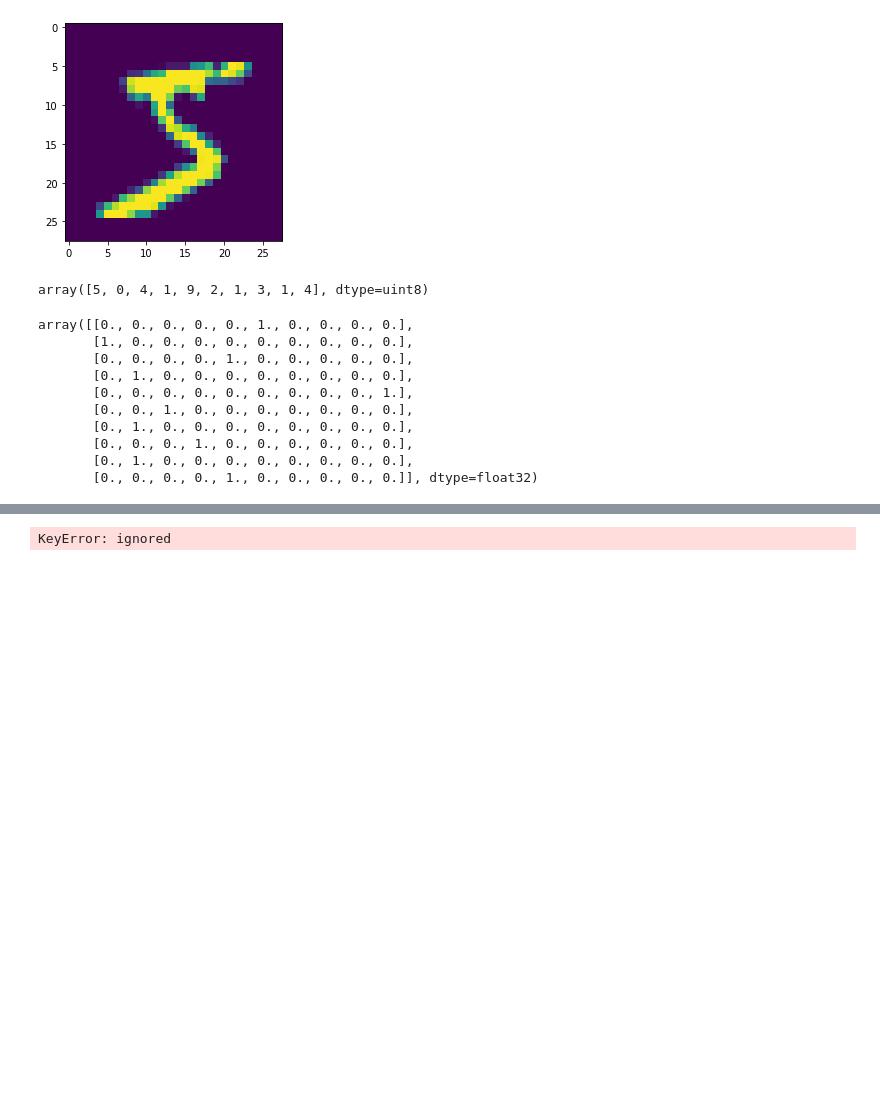
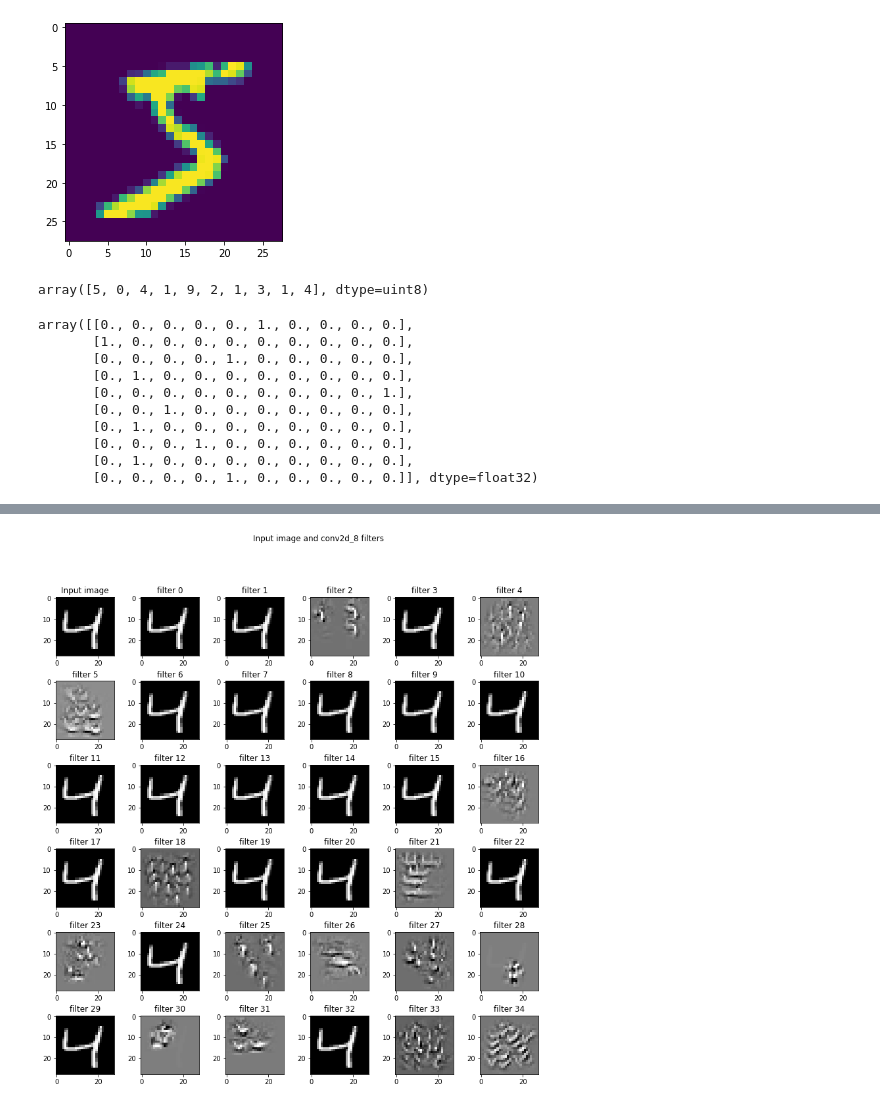
Before and after one commit to supritat/EIP4, a Jupyter notebook: session_1/1st_DNN.ipynb, the cells around one changed output, grey strips where cells are left out. Drawn from its saved outputs; the diff is of its cells as text; code cells hidden in the pictures; blank space fills up the shorter version.

```diff
--- a/session_1/1st_DNN.ipynb
+++ b/session_1/1st_DNN.ipynb
@@ -61,13 +68,13 @@ array([[0., 0., 0., 0., 0., 1., 0., 0., 0., 0.],
 from keras.layers import Activation
 model = Sequential()
 
+
 model.add(Convolution2D(32, 3, 3, activation='relu', input_shape=(28,28,1)))
 model.add(Convolution2D(64, 3, 3, activation='relu'))
-model.add(Convolution2D(128, 3, 3, activation='relu'))
+model.add(Convolution2D(128, 3, 3,  activation='relu'))
 model.add(Convolution2D(256, 3, 3, activation='relu'))
 model.add(Convolution2D(512, 3, 3, activation='relu'))
-model.add(MaxPooling2D(pool_size = (2, 2)))
-model.add(Convolution2D(10, 1, activation='relu'))
-model.add(Convolution2D(10, 9))
+model.add(MaxPooling2D(pool_size=(4,4)))
+model.add(Convolution2D(10, 4))
 model.add(Flatten())
 model.add(Activation('softmax'))
@@ -173,7 +197,7 @@ def deprocess_image(x):
     return x
 
 def vis_img_in_filter(img = np.array(X_train[2]).reshape((1, 28, 28, 1)).astype(np.float64),
-                      layer_name = "sequential_4"):
+                      layer_name = 'conv2d_8'):
     layer_output = layer_dict[layer_name].output
     img_ascs = list()
     for filter_index in range(layer_output.shape[3]):
@@ -196,31 +220,31 @@ def vis_img_in_filter(img = np.array(X_train[2]).reshape((1, 28, 28, 1)).astype(
         img_asc = np.array(img)
         # run gradient ascent for 20 steps
         for i in range(20):
             loss_value, grads_value = iterate([img_asc])
             img_asc += grads_value * step
 
         img_asc = img_asc[0]
         img_ascs.append(deprocess_image(img_asc).reshape((28, 28)))
 
     if layer_output.shape[3] >= 35:
         plot_x, plot_y = 6, 6
     elif layer_output.shape[3] >= 23:
         plot_x, plot_y = 4, 6
     elif layer_output.shape[3] >= 11:
         plot_x, plot_y = 2, 6
     else:
         plot_x, plot_y = 1, 2
     fig, ax = plt.subplots(plot_x, plot_y, figsize = (12, 12))
     ax[0, 0].imshow(img.reshape((28, 28)), cmap = 'gray')
     ax[0, 0].set_title('Input image')
     fig.suptitle('Input image and %s filters' % (layer_name,))
     fig.tight_layout(pad = 0.3, rect = [0, 0, 0.9, 0.9])
     for (x, y) in [(i, j) for i in range(plot_x) for j in range(plot_y)]:
         if x == 0 and y == 0:
             continue
         ax[x, y].imshow(img_ascs[x * plot_y + y - 1], cmap = 'gray')
         ax[x, y].set_title('filter %d' % (x * plot_y + y - 1))
 
 vis_img_in_filter()
 # %% [output]
-KeyError: ignored
+[figure, added]
```
Also changed, not shown: parts of 8 cells of this notebook.
